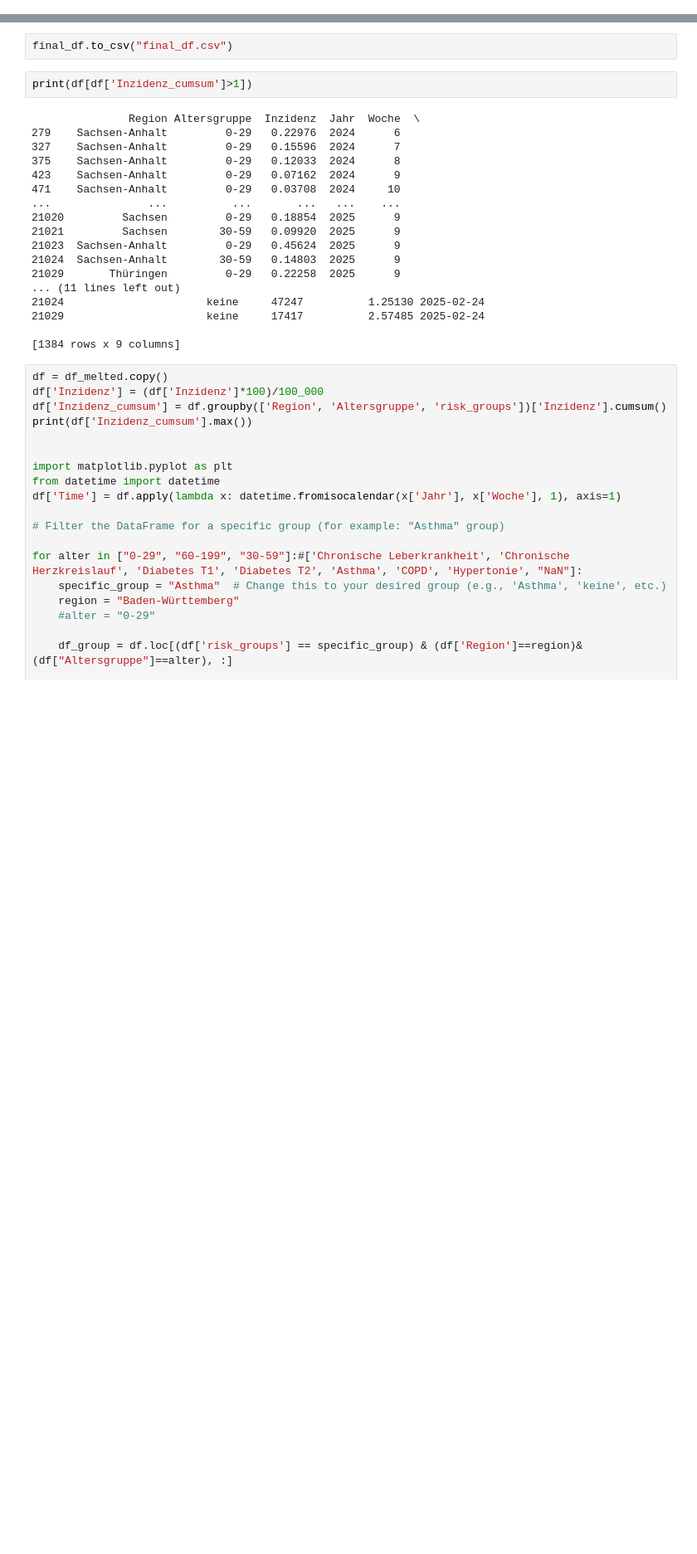
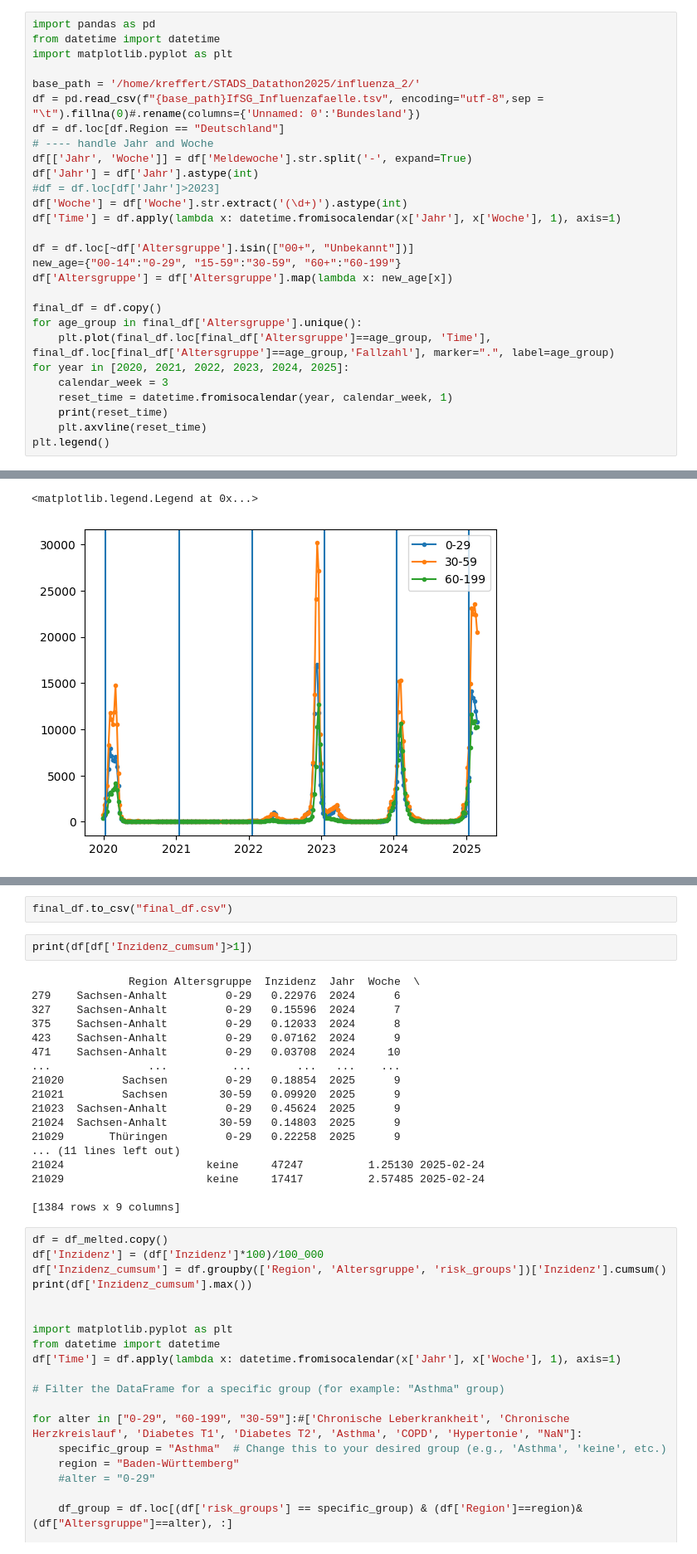
Before and after one commit to tubbers7/STADS_Datathon2025, a Jupyter notebook: Untitled.ipynb, the cells around one changed output, grey strips where cells are left out. Shown: that part at 83% size. Cells and saved outputs as stored; diff of their text form; blank space fills up the shorter version.

```diff
--- a/Untitled.ipynb
+++ b/Untitled.ipynb
@@ -0,0 +1,29 @@
+# %%
+import pandas as pd
+from datetime import datetime
+import matplotlib.pyplot as plt
+
+base_path = '/home/kreffert/STADS_Datathon2025/influenza_2/'
+df = pd.read_csv(f"{base_path}IfSG_Influenzafaelle.tsv", encoding="utf-8",sep = "\t").fillna(0)#.rename(columns={'Unnamed: 0':'Bundesland'})
+df = df.loc[df.Region == "Deutschland"]
+# ---- handle Jahr and Woche
+df[['Jahr', 'Woche']] = df['Meldewoche'].str.split('-', expand=True)
+df['Jahr'] = df['Jahr'].astype(int)
+#df = df.loc[df['Jahr']>2023]
+df['Woche'] = df['Woche'].str.extract('(\d+)').astype(int)
+df['Time'] = df.apply(lambda x: datetime.fromisocalendar(x['Jahr'], x['Woche'], 1), axis=1)
+
+df = df.loc[~df['Altersgruppe'].isin(["00+", "Unbekannt"])]
+new_age={"00-14":"0-29", "15-59":"30-59", "60+":"60-199"}
+df['Altersgruppe'] = df['Altersgruppe'].map(lambda x: new_age[x])
+
+final_df = df.copy()
+for age_group in final_df['Altersgruppe'].unique():
+    plt.plot(final_df.loc[final_df['Altersgruppe']==age_group, 'Time'], final_df.loc[final_df['Altersgruppe']==age_group,'Fallzahl'], marker=".", label=age_group)
+for year in [2020, 2021, 2022, 2023, 2024, 2025]:
+    calendar_week = 3
+    reset_time = datetime.fromisocalendar(year, calendar_week, 1)
+    print(reset_time)
+    plt.axvline(reset_time)
+plt.legend()
+# %% [output]
@@ -1,3 +36,5 @@
+<matplotlib.legend.Legend at 0x...>
+[figure, added]
 # %%
 import pandas as pd
 base_path = '/home/kreffert/STADS_Datathon2025/influenza_2/'
```
Also changed, not shown: parts of 3 cells of this notebook, 3 other files.
